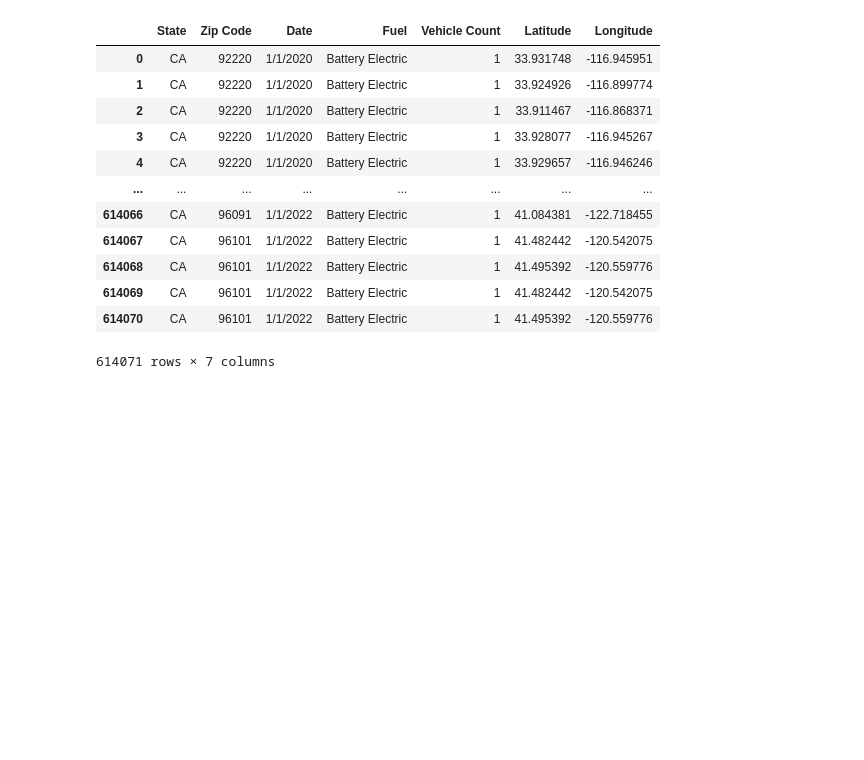
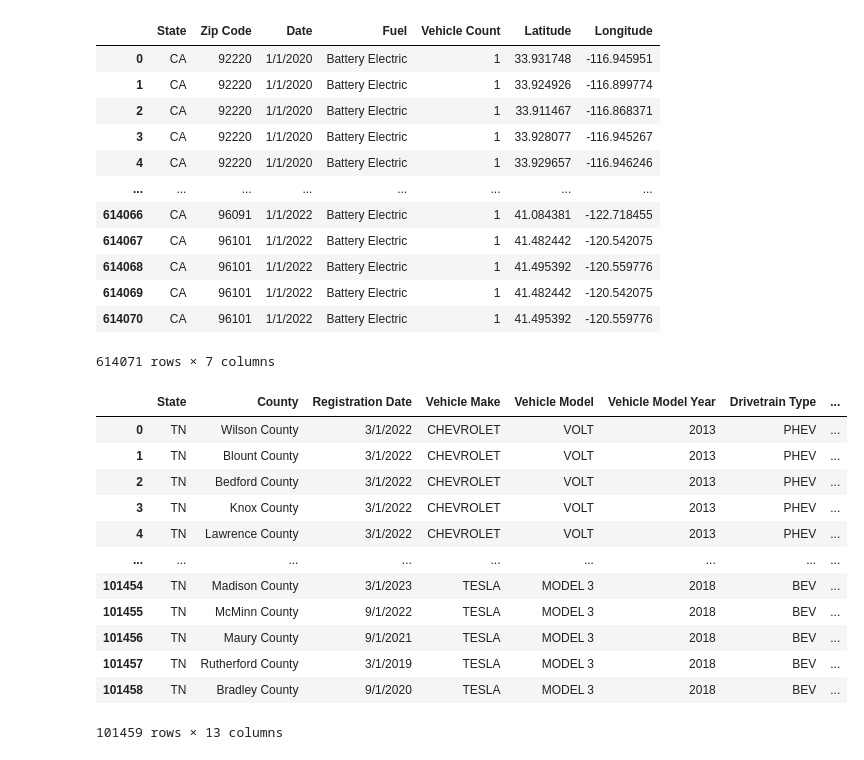
Before and after one commit to Focused79/project3-alternating-current, a Jupyter notebook: project3.ipynb, the cells around one changed output. Drawn from its saved outputs; the diff is of its cells as text; code cells hidden in the pictures; blank space fills up the shorter version.

```diff
--- a/project3.ipynb
+++ b/project3.ipynb
@@ -150,3 +150,20 @@ See the caveats in the documentation: https://pandas.pydata.org/pandas-docs/stab
 614071 rows × 7 columns
 # %%
 CA_EV_Registration_LatLong_df.to_csv('CA_EV_Registration_LatLong_2020-2022.csv', index=False)
+# %%
+TN_EV_Registrations = pd.read_csv('C:/Users/marti/OneDrive/Desktop/School/SMU-VIRT-DATA-PT-12-2023-U-LOLC/project3-alternating-current/TN_EV_Registrations.csv')
+TN_EV_Registrations
+# %% [output]
+|  | State | County | Registration Date | Vehicle Make | Vehicle Model | Vehicle Model Year | Drivetrain Type | ... |
+| 0 | TN | Wilson County | 3/1/2022 | CHEVROLET | VOLT | 2013 | PHEV | ... |
+| 1 | TN | Blount County | 3/1/2022 | CHEVROLET | VOLT | 2013 | PHEV | ... |
+| 2 | TN | Bedford County | 3/1/2022 | CHEVROLET | VOLT | 2013 | PHEV | ... |
+| 3 | TN | Knox County | 3/1/2022 | CHEVROLET | VOLT | 2013 | PHEV | ... |
+| 4 | TN | Lawrence County | 3/1/2022 | CHEVROLET | VOLT | 2013 | PHEV | ... |
+| ... | ... | ... | ... | ... | ... | ... | ... | ... |
+| 101454 | TN | Madison County | 3/1/2023 | TESLA | MODEL 3 | 2018 | BEV | ... |
+| 101455 | TN | McMinn County | 9/1/2022 | TESLA | MODEL 3 | 2018 | BEV | ... |
+| 101456 | TN | Maury County | 9/1/2021 | TESLA | MODEL 3 | 2018 | BEV | ... |
+| 101457 | TN | Rutherford County | 3/1/2019 | TESLA | MODEL 3 | 2018 | BEV | ... |
+| 101458 | TN | Bradley County | 9/1/2020 | TESLA | MODEL 3 | 2018 | BEV | ... |
+101459 rows × 13 columns
```
Also changed, not shown: parts of 5 cells of this notebook, 20 other files.
